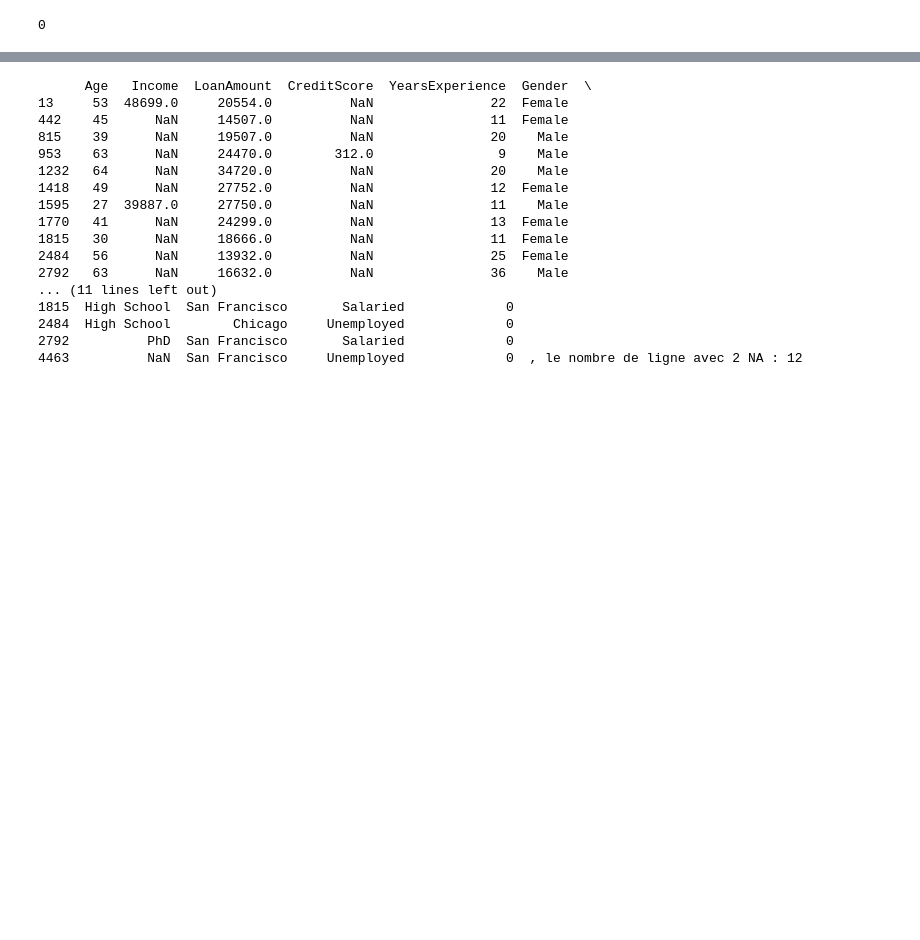
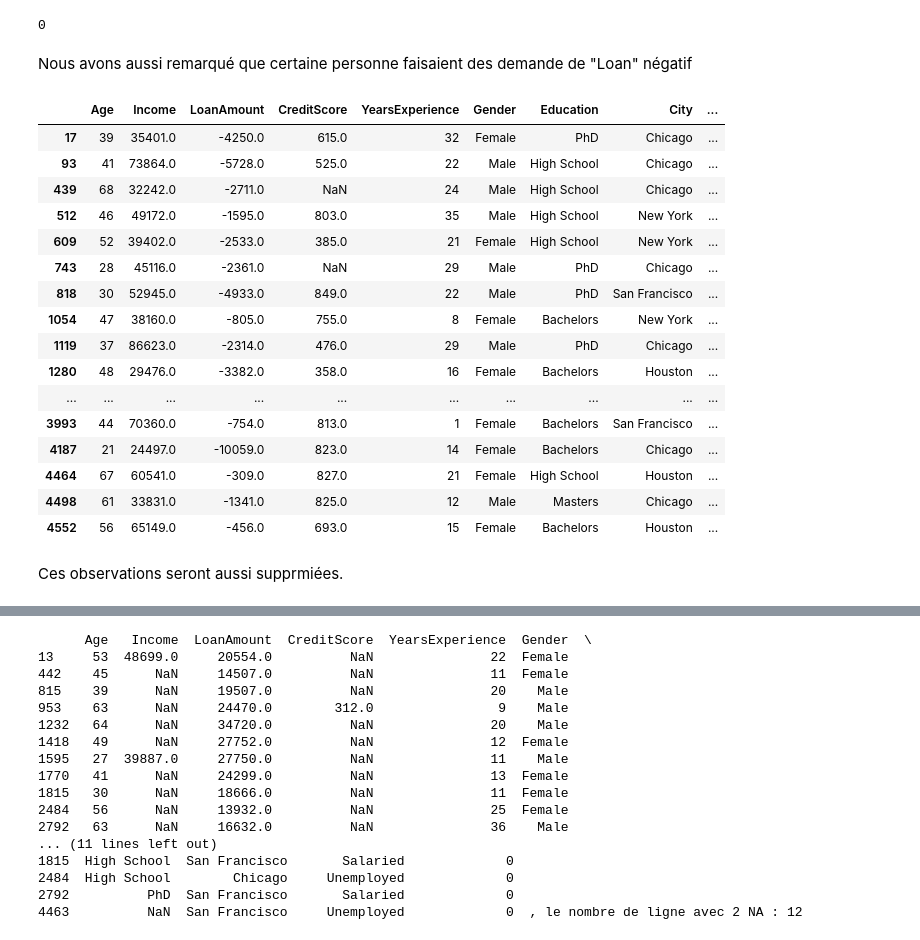
Before and after one commit to ArthurEDLP/projet_SVM_Arthur_Thomas, a Jupyter notebook: code.ipynb, the cells around one changed output, grey strips where cells are left out. Cells and saved outputs as stored; diff of their text form; code cells hidden in the pictures; blank space fills up the shorter version.

```diff
--- a/code.ipynb
+++ b/code.ipynb
@@ -89,3 +89,27 @@ df_clean.drop("Age_minus_Experience",axis=1, inplace=True)
 print(len(result_df_clean))
 # %% [output]
 0
+# %% [markdown]
+Nous avons aussi remarqué que certaine personne faisaient des demande de "Loan" négatif
+# %%
+df[df["LoanAmount"] < 0]
+# %% [output]
+|  | Age | Income | LoanAmount | CreditScore | YearsExperience | Gender | Education | City | ... |
+| 17 | 39 | 35401.0 | -4250.0 | 615.0 | 32 | Female | PhD | Chicago | ... |
+| 93 | 41 | 73864.0 | -5728.0 | 525.0 | 22 | Male | High School | Chicago | ... |
+| 439 | 68 | 32242.0 | -2711.0 | NaN | 24 | Male | High School | Chicago | ... |
+| 512 | 46 | 49172.0 | -1595.0 | 803.0 | 35 | Male | High School | New York | ... |
+| 609 | 52 | 39402.0 | -2533.0 | 385.0 | 21 | Female | High School | New York | ... |
+| 743 | 28 | 45116.0 | -2361.0 | NaN | 29 | Male | PhD | Chicago | ... |
+| 818 | 30 | 52945.0 | -4933.0 | 849.0 | 22 | Male | PhD | San Francisco | ... |
+| 1054 | 47 | 38160.0 | -805.0 | 755.0 | 8 | Female | Bachelors | New York | ... |
+| 1119 | 37 | 86623.0 | -2314.0 | 476.0 | 29 | Male | PhD | Chicago | ... |
+| 1280 | 48 | 29476.0 | -3382.0 | 358.0 | 16 | Female | Bachelors | Houston | ... |
+| ... | ... | ... | ... | ... | ... | ... | ... | ... | ... |
+| 3993 | 44 | 70360.0 | -754.0 | 813.0 | 1 | Female | Bachelors | San Francisco | ... |
+| 4187 | 21 | 24497.0 | -10059.0 | 823.0 | 14 | Female | Bachelors | Chicago | ... |
+| 4464 | 67 | 60541.0 | -309.0 | 827.0 | 21 | Female | High School | Houston | ... |
+| 4498 | 61 | 33831.0 | -1341.0 | 825.0 | 12 | Male | Masters | Chicago | ... |
+| 4552 | 56 | 65149.0 | -456.0 | 693.0 | 15 | Female | Bachelors | Houston | ... |
+# %% [markdown]
+Ces observations seront aussi supprmiées.
```
Also changed, not shown: parts of 7 cells of this notebook.
